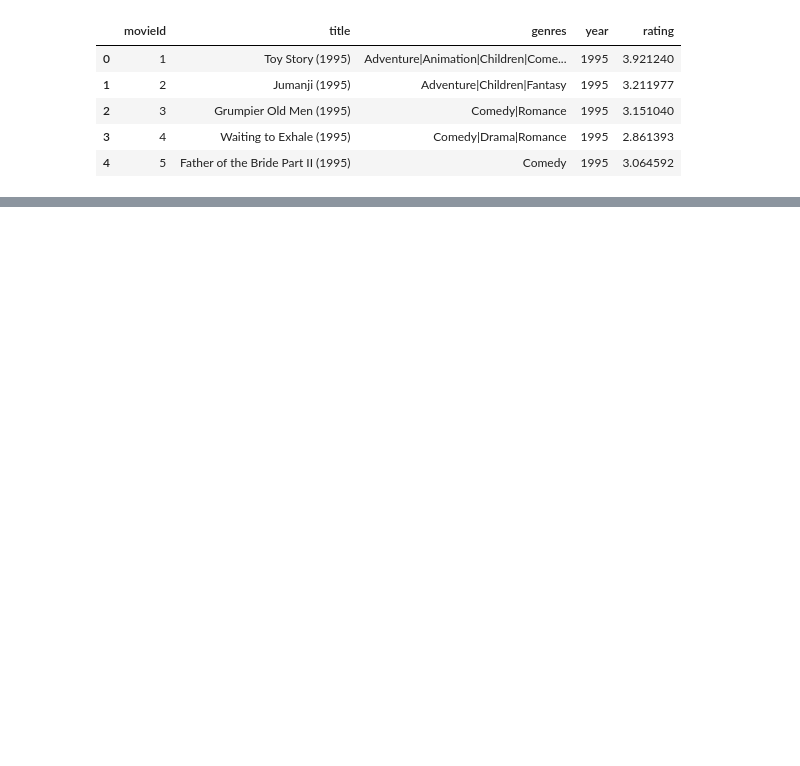
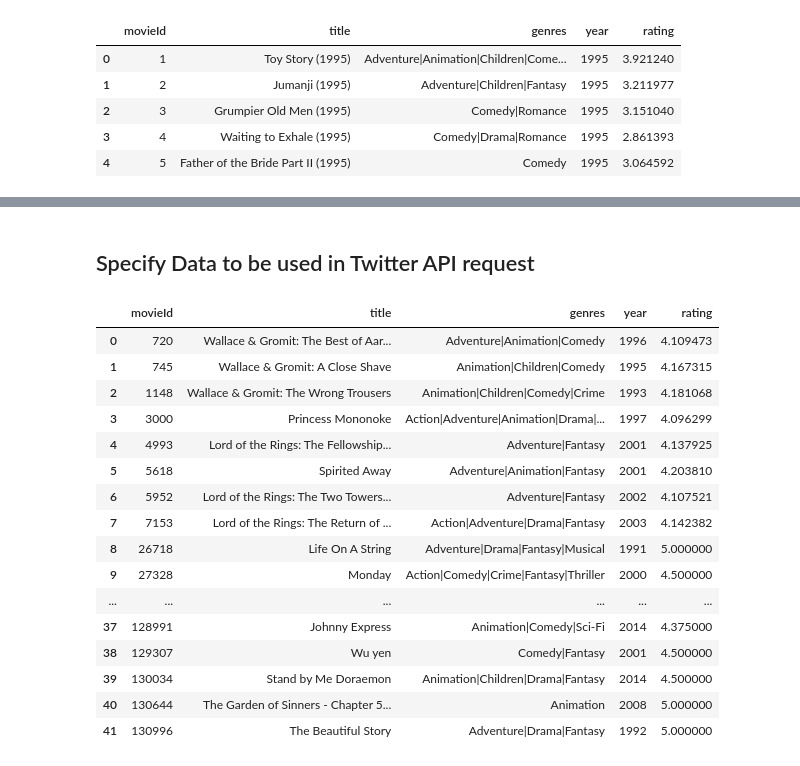
Before and after one commit to robertcox324/3horsemenoftheapocalypse, a Jupyter notebook: Movie Data Analysis.ipynb, the cells around one changed output, grey strips where cells are left out. Saved outputs shown, nothing was run; the diff lists cells and outputs as text; code cells hidden in the pictures; blank space fills up the shorter version.

```diff
--- a/Movie Data Analysis.ipynb
+++ b/Movie Data Analysis.ipynb
@@ -71,4 +56,4 @@ movie_data.head()
 # %%
-tags = pd.read_csv('./movielens/tags.csv')
-tags.head()
+ratings = pd.read_csv('./movielens/ratings.csv', sep=",")
+ratings.head()
 # %% [output]
@@ -81,3 +65,0 @@ tags.head()
-# %%
-ratings = pd.read_csv('./movielens/ratings.csv')
-ratings.head()
@@ -950,0 +267,2 @@ pd.read_sql_query('select movies.title, movies.rating, twitter.hashtag, twitter.
+# %% [markdown]
+## Specify Data to be used in Twitter API request
@@ -950,0 +276,24 @@ pd.read_sql_query('select movies.title, movies.rating, twitter.hashtag, twitter.
+# %%
+import numpy as np
+titles = np.array(final_data.title)
+for index, title in np.ndenumerate(titles):
+    final_data.loc[index, 'title'] = title.split("(")[0]
+final_data
+# %% [output]
+|  | movieId | title | genres | year | rating |
+| 0 | 720 | Wallace & Gromit: The Best of Aar... | Adventure|Animation|Comedy | 1996 | 4.109473 |
+| 1 | 745 | Wallace & Gromit: A Close Shave | Animation|Children|Comedy | 1995 | 4.167315 |
+| 2 | 1148 | Wallace & Gromit: The Wrong Trousers | Animation|Children|Comedy|Crime | 1993 | 4.181068 |
+| 3 | 3000 | Princess Mononoke | Action|Adventure|Animation|Drama|... | 1997 | 4.096299 |
+| 4 | 4993 | Lord of the Rings: The Fellowship... | Adventure|Fantasy | 2001 | 4.137925 |
+| 5 | 5618 | Spirited Away | Adventure|Animation|Fantasy | 2001 | 4.203810 |
+| 6 | 5952 | Lord of the Rings: The Two Towers... | Adventure|Fantasy | 2002 | 4.107521 |
+| 7 | 7153 | Lord of the Rings: The Return of ... | Action|Adventure|Drama|Fantasy | 2003 | 4.142382 |
+| 8 | 26718 | Life On A String | Adventure|Drama|Fantasy|Musical | 1991 | 5.000000 |
+| 9 | 27328 | Monday | Action|Comedy|Crime|Fantasy|Thriller | 2000 | 4.500000 |
+| ... | ... | ... | ... | ... | ... |
+| 37 | 128991 | Johnny Express | Animation|Comedy|Sci-Fi | 2014 | 4.375000 |
+| 38 | 129307 | Wu yen | Comedy|Fantasy | 2001 | 4.500000 |
+| 39 | 130034 | Stand by Me Doraemon | Animation|Children|Drama|Fantasy | 2014 | 4.500000 |
+| 40 | 130644 | The Garden of Sinners - Chapter 5... | Animation | 2008 | 5.000000 |
+| 41 | 130996 | The Beautiful Story | Adventure|Drama|Fantasy | 1992 | 5.000000 |
```
Also changed, not shown: parts of 129 cells of this notebook, 2 other files.
